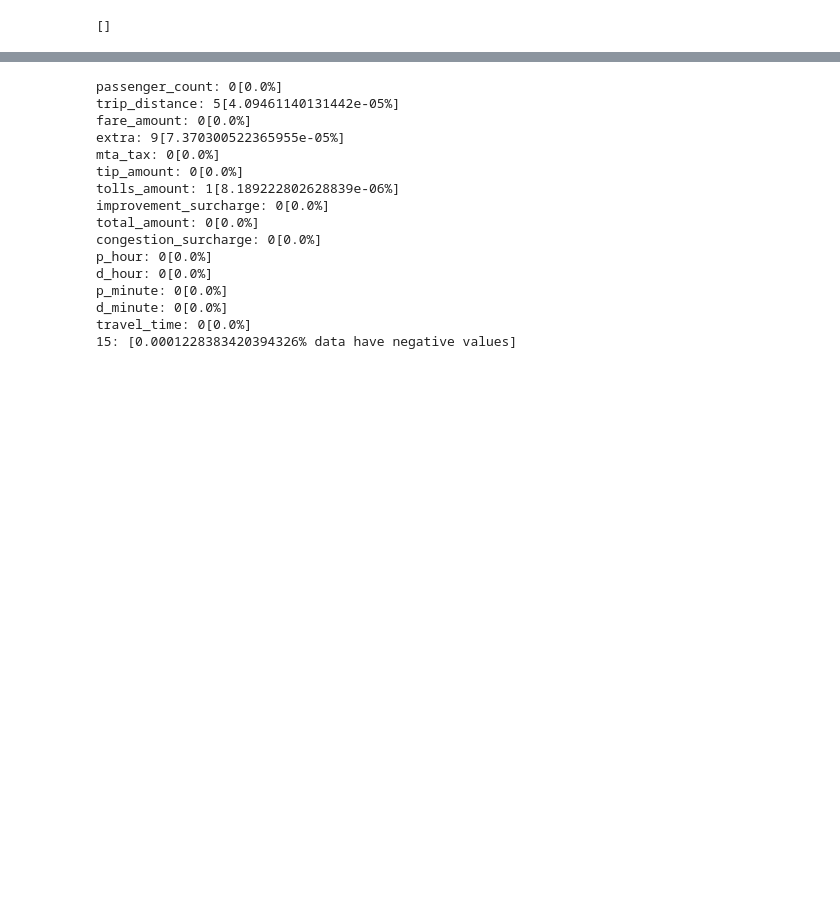
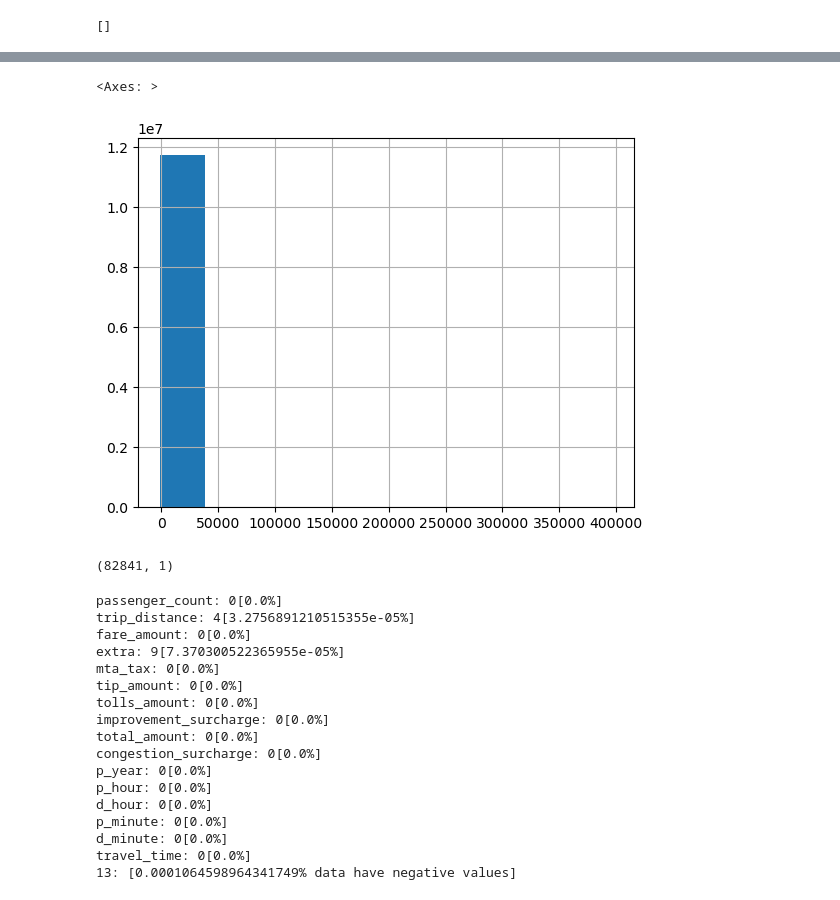
Before and after one commit to SamuelAmihere/TripNYC, a Jupyter notebook: models/ml/data_processing.ipynb, the cells around one changed output, grey strips where cells are left out. Saved outputs shown, nothing was run; the diff lists cells and outputs as text; code cells hidden in the pictures; blank space fills up the shorter version.

Commit message:
Create data and its description file

```diff
--- a/models/ml/data_processing.ipynb
+++ b/models/ml/data_processing.ipynb
@@ -374,9 +378,19 @@ Missing values in p_week [0.0%]
 Missing values in p_day [0.0%]
 Missing values in p_day_part [0.0%]
 Missing values in p_season [0.0%]
+# %%
+dff['fare_amount'].hist()
+# %% [output]
+<Axes: >
+[figure, added]
+# %%
+len(dff[dff['fare_amount'] < 0]), len(dff[dff['fare_amount'] > 50000])
+# %% [output]
+(82841, 1)
 # %%
-# Drop rows with negative fare_amount
+# Drop rows with negative fare_amount and those greater than 50000
 dff = dff[dff['fare_amount'] > 0]
+dff = dff[dff['fare_amount'] < 50000]
 
 num_cols = df_num1.columns.to_list()
 cat_cols = df_cat1.columns.to_list()
@@ -389,21 +403,22 @@ for c in num_cols:
 print(f"{xx}: [{(xx/x)*100}% data have negative values]")
 # %% [output]
 passenger_count: 0[0.0%]
-trip_distance: 5[4.09461140131442e-05%]
+trip_distance: 4[3.2756891210515355e-05%]
 fare_amount: 0[0.0%]
 extra: 9[7.370300522365955e-05%]
 mta_tax: 0[0.0%]
 tip_amount: 0[0.0%]
-tolls_amount: 1[8.189222802628839e-06%]
+tolls_amount: 0[0.0%]
 improvement_surcharge: 0[0.0%]
 total_amount: 0[0.0%]
 congestion_surcharge: 0[0.0%]
+p_year: 0[0.0%]
 p_hour: 0[0.0%]
 d_hour: 0[0.0%]
 p_minute: 0[0.0%]
 d_minute: 0[0.0%]
 travel_time: 0[0.0%]
-15: [0.0001228383420394326% data have negative values]
+13: [0.0001064598964341749% data have negative values]
 # %%
 # Drop rows with negative trip_distance, extra
 dff = dff[dff['trip_distance'] > 0]
```
Also changed, not shown: parts of 27 cells of this notebook, 4 other files.
